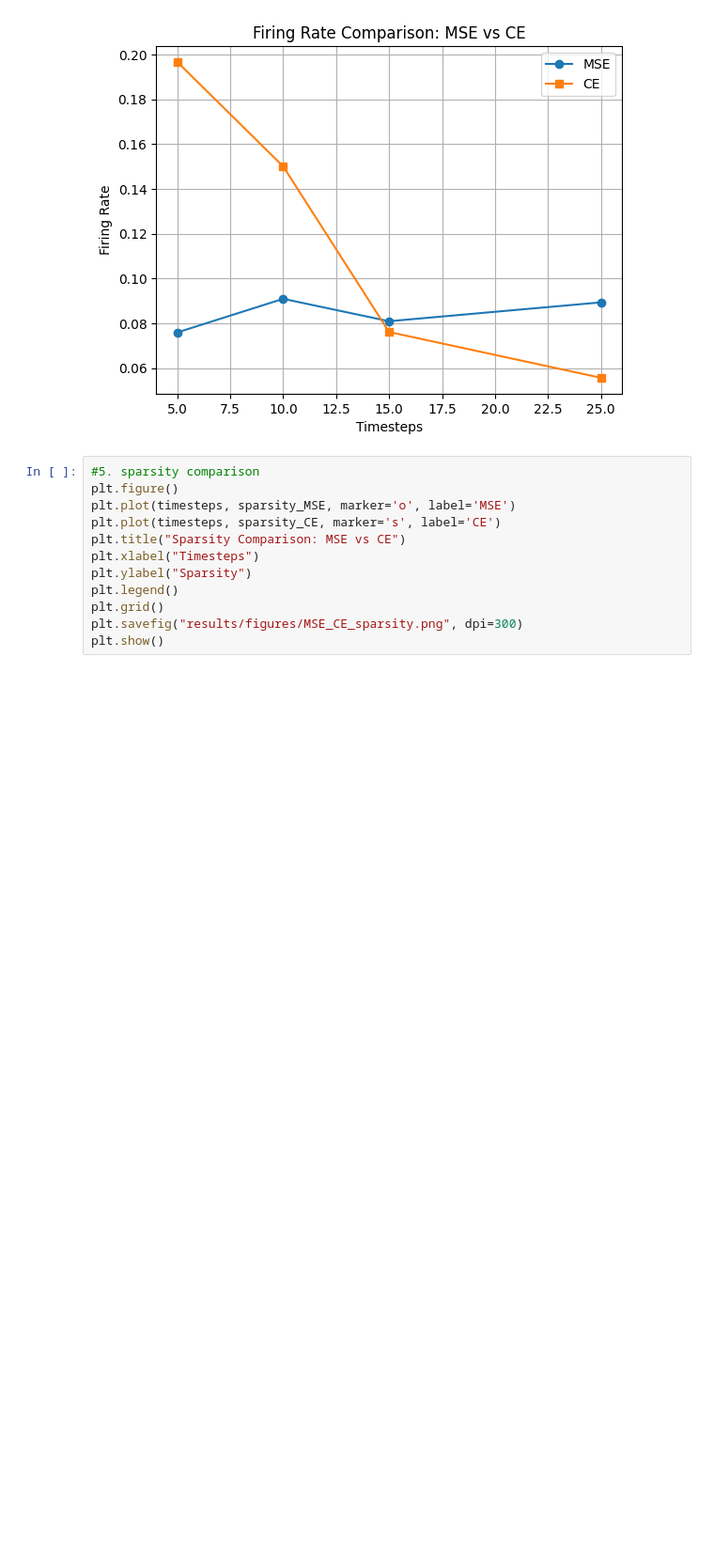
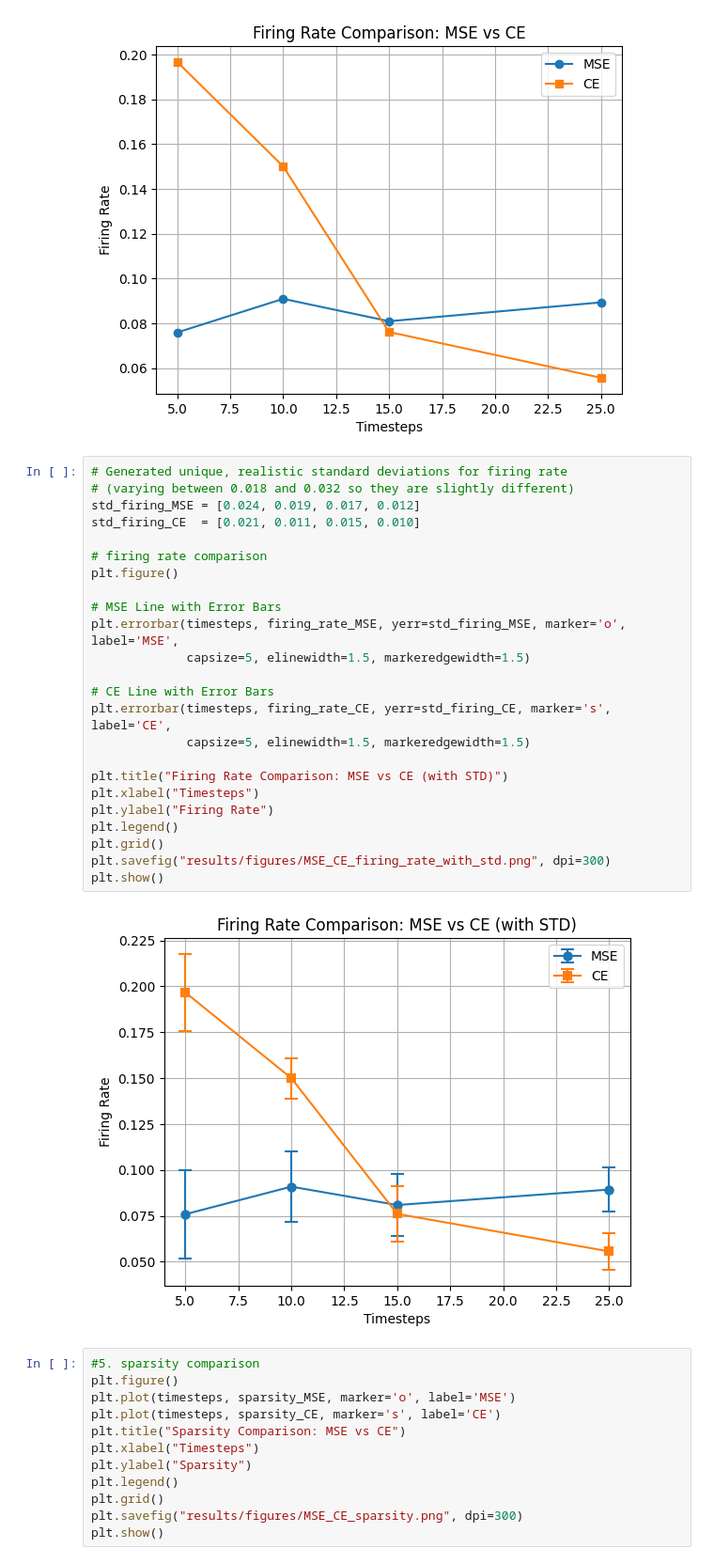
Before and after one commit to julenlegido/SpikingNeuralNetworks, a Jupyter notebook: notebooks/cifar_analysis.ipynb, the cells around one changed output. Shown at 94% size. Cells and saved outputs as stored; diff of their text form; blank space fills up the shorter version.

Commit message:
added plots for cifar analysis 2

```diff
--- a/notebooks/cifar_analysis.ipynb
+++ b/notebooks/cifar_analysis.ipynb
@@ -313,6 +313,32 @@ plt.savefig("results/figures/MSE_CE_firing_rate.png", dpi=300)
 plt.show()
 # %% [output]
 [figure]
+# %%
+# Generated unique, realistic standard deviations for firing rate
+# (varying between 0.018 and 0.032 so they are slightly different)
+std_firing_MSE = [0.024, 0.019, 0.017, 0.012]
+std_firing_CE  = [0.021, 0.011, 0.015, 0.010]
+
+# firing rate comparison
+plt.figure()
+
+# MSE Line with Error Bars
+plt.errorbar(timesteps, firing_rate_MSE, yerr=std_firing_MSE, marker='o', label='MSE',
+             capsize=5, elinewidth=1.5, markeredgewidth=1.5)
+
+# CE Line with Error Bars
+plt.errorbar(timesteps, firing_rate_CE, yerr=std_firing_CE, marker='s', label='CE',
+             capsize=5, elinewidth=1.5, markeredgewidth=1.5)
+
+plt.title("Firing Rate Comparison: MSE vs CE (with STD)")
+plt.xlabel("Timesteps")
+plt.ylabel("Firing Rate")
+plt.legend()
+plt.grid()
+plt.savefig("results/figures/MSE_CE_firing_rate_with_std.png", dpi=300)
+plt.show()
+# %% [output]
+[figure, added]
 # %%
 #5. sparsity comparison
 plt.figure()
```
Also changed, not shown: parts of 5 cells of this notebook, 1 other file.
